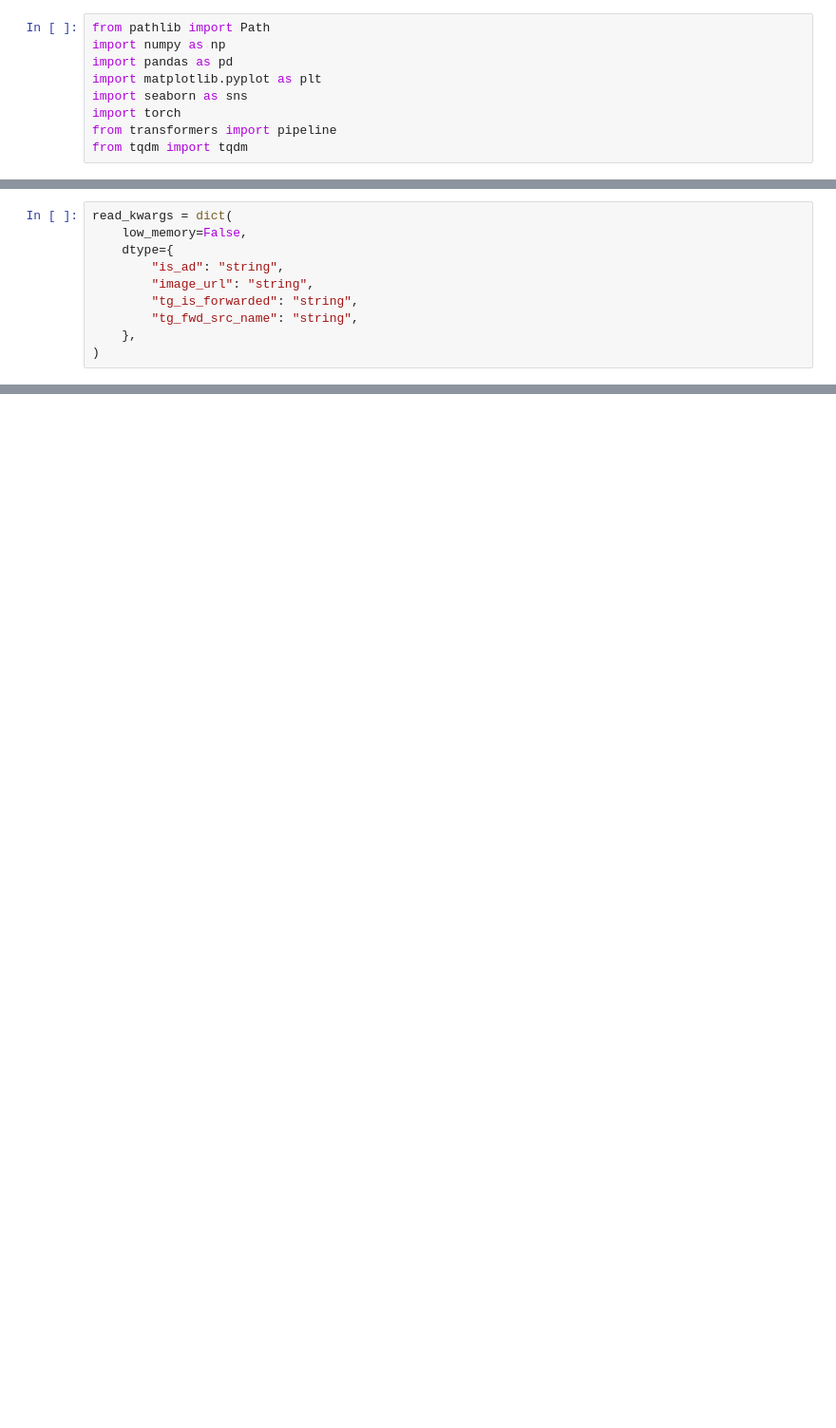
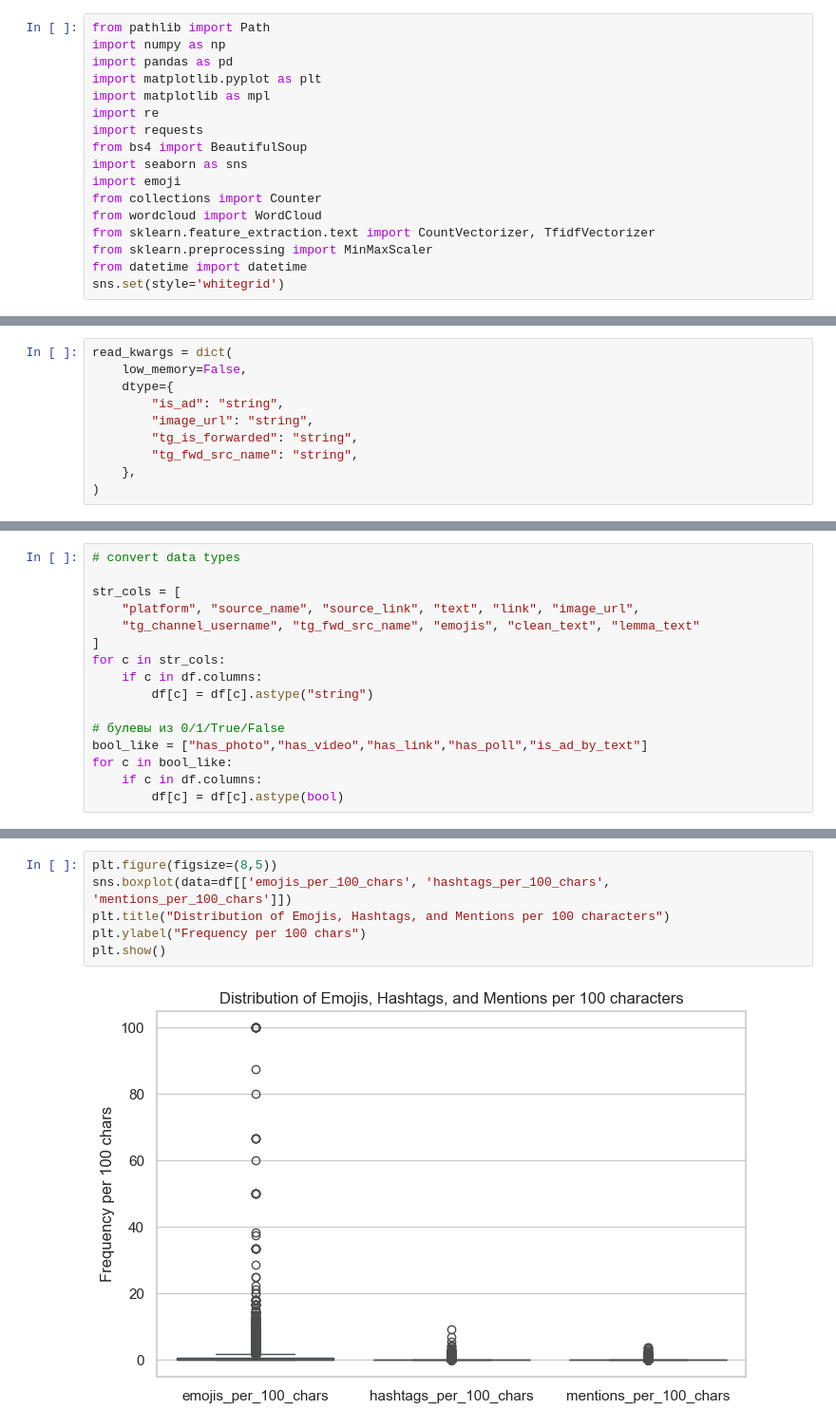
Before and after one commit to CatPawsCoder/viral_posts_detection, a Jupyter notebook: preprocessing/eda.ipynb, the cells around one changed output, grey strips where cells are left out. Shown at 95% size. Saved outputs shown, nothing was run; the diff lists cells and outputs as text; blank space fills up the shorter version.

```diff
--- a/preprocessing/eda.ipynb
+++ b/preprocessing/eda.ipynb
@@ -7,10 +7,18 @@ from pathlib import Path
 import numpy as np
 import pandas as pd
 import matplotlib.pyplot as plt
+import matplotlib as mpl
+import re
+import requests
+from bs4 import BeautifulSoup
 import seaborn as sns
-import torch
-from transformers import pipeline
-from tqdm import tqdm
+import emoji
+from collections import Counter
+from wordcloud import WordCloud
+from sklearn.feature_extraction.text import CountVectorizer, TfidfVectorizer
+from sklearn.preprocessing import MinMaxScaler
+from datetime import datetime
+sns.set(style='whitegrid')
 # %%
 pd.set_option("display.max_columns", 200)
 pd.set_option("display.width", 140)
@@ -683,0 +70,16 @@ KeyboardInterrupt:
+# %%
+# convert data types
+
+str_cols = [
+    "platform", "source_name", "source_link", "text", "link", "image_url",
+    "tg_channel_username", "tg_fwd_src_name", "emojis", "clean_text", "lemma_text"
+]
+for c in str_cols:
+    if c in df.columns:
+        df[c] = df[c].astype("string")
+
+# булевы из 0/1/True/False
+bool_like = ["has_photo","has_video","has_link","has_poll","is_ad_by_text"]
+for c in bool_like:
+    if c in df.columns:
+        df[c] = df[c].astype(bool)
@@ -683,0 +94,8 @@ KeyboardInterrupt:
+# %%
+plt.figure(figsize=(8,5))
+sns.boxplot(data=df[['emojis_per_100_chars', 'hashtags_per_100_chars', 'mentions_per_100_chars']])
+plt.title("Distribution of Emojis, Hashtags, and Mentions per 100 characters")
+plt.ylabel("Frequency per 100 chars")
+plt.show()
+# %% [output]
+[figure, added]
```
Also changed, not shown: parts of 67 cells of this notebook.
